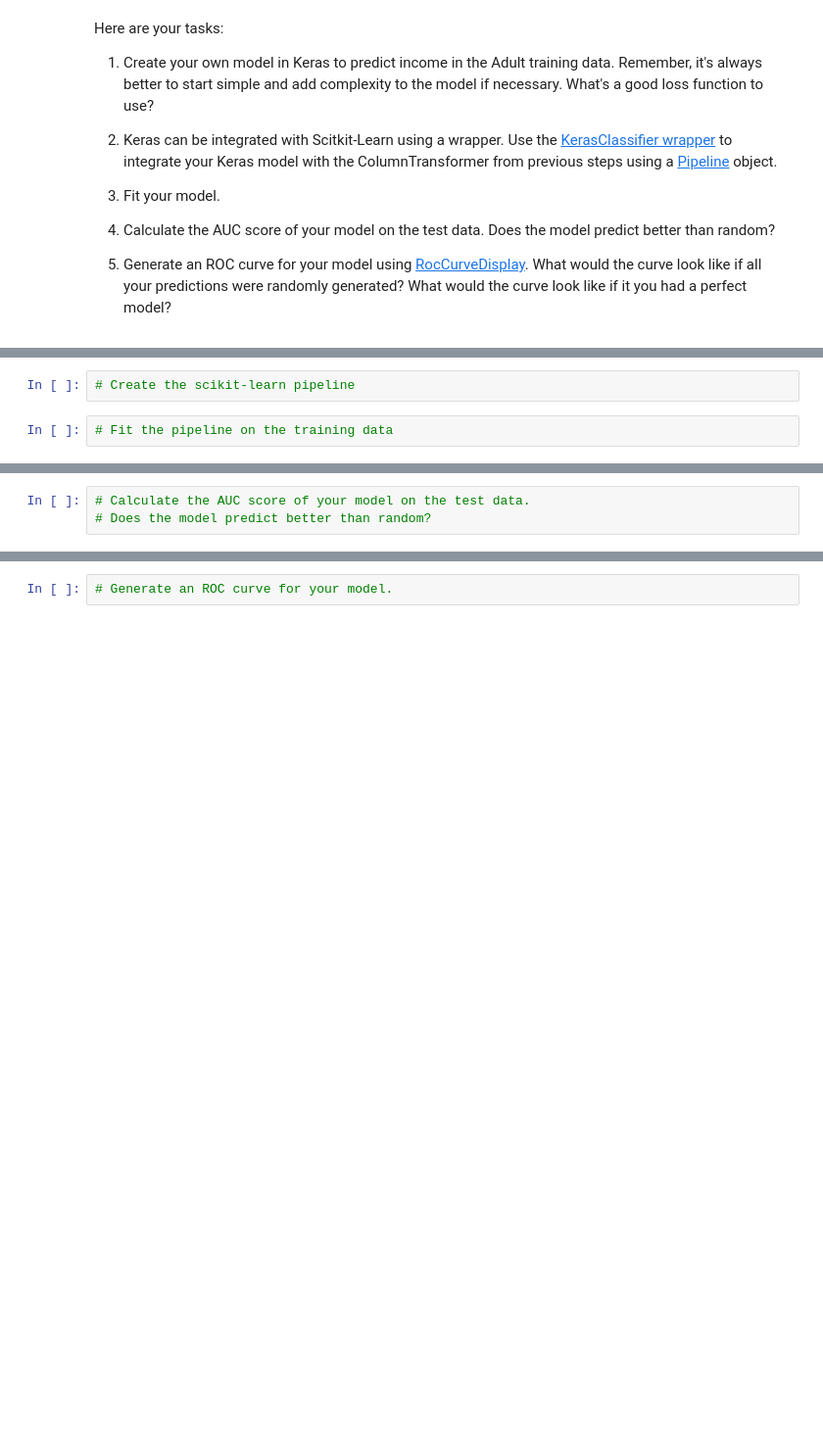
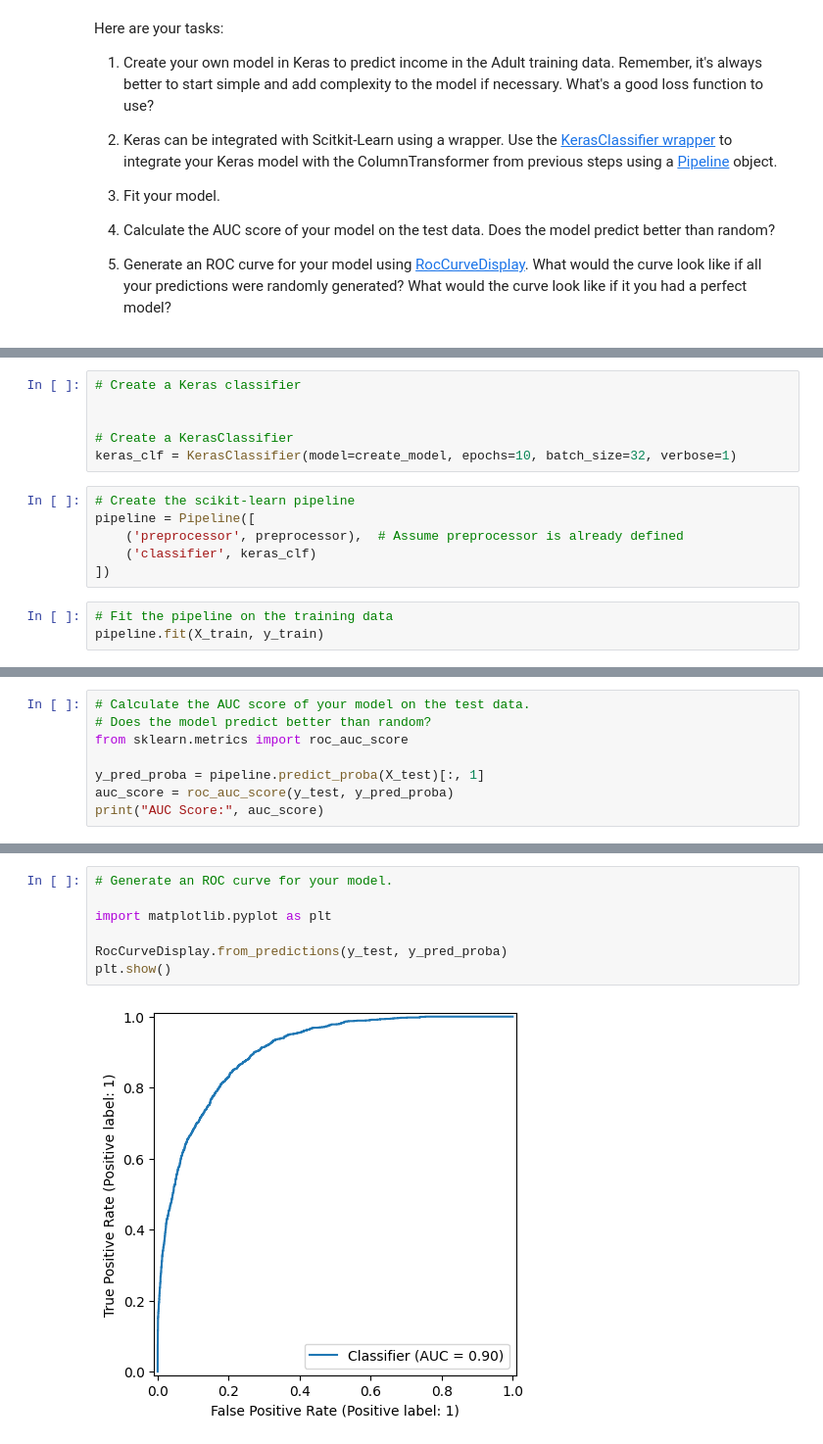
Before and after one commit to hlee014e/ucsd-mle-bootcamp, a Jupyter notebook: Student_MLE_MiniProject_Deep_Learning.ipynb, the cells around one changed output, grey strips where cells are left out. Shown at 98% size. Drawn from its saved outputs; the diff is of its cells as text; blank space fills up the shorter version.

```diff
--- a/Student_MLE_MiniProject_Deep_Learning.ipynb
+++ b/Student_MLE_MiniProject_Deep_Learning.ipynb
@@ -227,4 +248,15 @@ Here are your tasks:
+# %%
+# Create a Keras classifier
+
+
+# Create a KerasClassifier
+keras_clf = KerasClassifier(model=create_model, epochs=10, batch_size=32, verbose=1)
 # %%
 # Create the scikit-learn pipeline
+pipeline = Pipeline([
+    ('preprocessor', preprocessor),  # Assume preprocessor is already defined
+    ('classifier', keras_clf)
+])
 # %%
 # Fit the pipeline on the training data
+pipeline.fit(X_train, y_train)
@@ -231,3 +298,8 @@ Here are your tasks:
 # %%
 # Calculate the AUC score of your model on the test data.
 # Does the model predict better than random?
+from sklearn.metrics import roc_auc_score
+
+y_pred_proba = pipeline.predict_proba(X_test)[:, 1]
+auc_score = roc_auc_score(y_test, y_pred_proba)
+print("AUC Score:", auc_score)
@@ -234,2 +309,9 @@ Here are your tasks:
 # %%
 # Generate an ROC curve for your model.
+
+import matplotlib.pyplot as plt
+
+RocCurveDisplay.from_predictions(y_test, y_pred_proba)
+plt.show()
+# %% [output]
+[figure, added]
```
Also changed, not shown: parts of 7 cells of this notebook.
